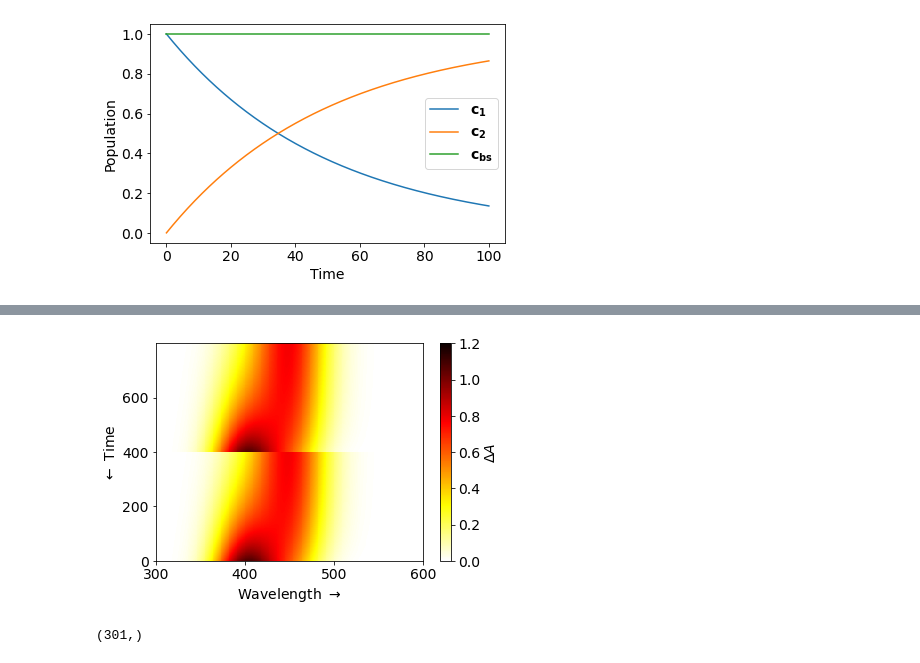
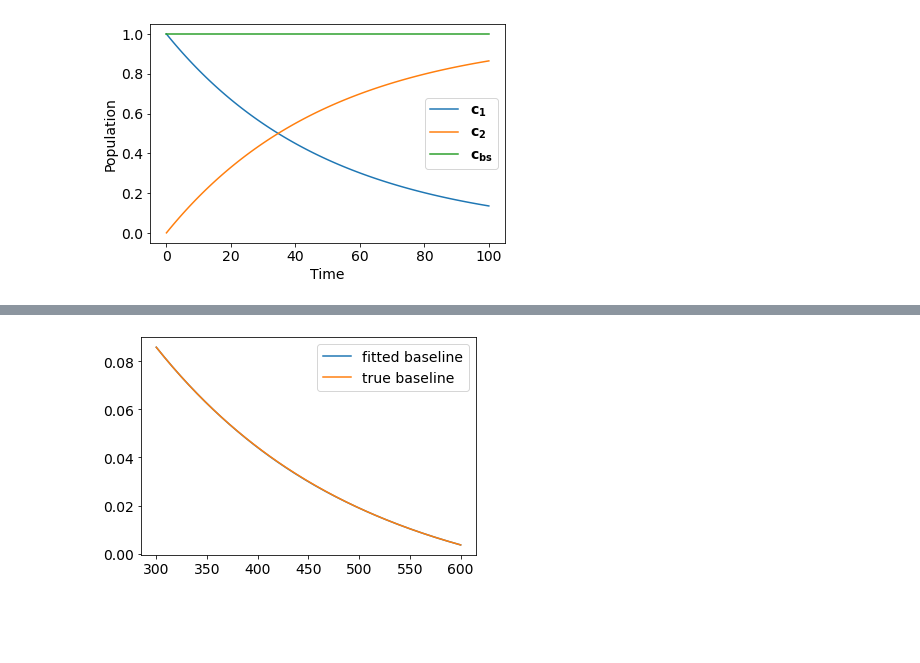
Before and after one commit to dmadea/Jupyter-Tutorials, a Jupyter notebook: Photoreaction kinetics/baseline_effects.ipynb, the cells around one changed output, grey strips where cells are left out. Drawn from its saved outputs; the diff is of its cells as text; code cells hidden in the pictures; blank space fills up the shorter version.

Commit message:
baseline simulation test

```diff
--- a/Photoreaction kinetics/baseline_effects.ipynb
+++ b/Photoreaction kinetics/baseline_effects.ipynb
@@ -41,7 +41,7 @@ def save_matrix(D, times, wavelengths, fname='output.txt', delimiter='\t', encod
         f.write(buffer)
 
 
-wavelengths = np.arange(300, 601)
+wavelengths = np.arange(300, 601, 2)
 
 def gauss(x: Union[int, float, np.ndarray], mu: Union[int, float, np.ndarray],
           sigma: Union[int, float, np.ndarray]) -> np.ndarray:
@@ -64,15 +64,16 @@ plt.xlabel('Wavelength')
 plt.ylabel('$A$')
 plt.tight_layout()
 plt.legend()
-plt.savefig('species.svg', dpi=500)
+# plt.savefig('species.svg', dpi=500)
 plt.show()
 # %% [output]
 [figure]
 # %%
-times = np.linspace(0, 100, 400)
+times = np.linspace(0, 100, 100)
 k = 0.02
 c = np.exp(-k * times)
 C = np.vstack((c, 1-c)).T
+C_swapped = np.vstack((1-c, c)).T
 C_baseline = np.hstack((C, np.ones_like(times)[:, None]))
 
 plt.plot(times, C_baseline[:, 0], label='$\\mathbf{c_1}$')
@@ -84,7 +85,7 @@ plt.xlabel('Time')
 plt.legend()
 plt.tight_layout()
 
-plt.savefig('time_traces.svg', dpi=500)
+# plt.savefig('time_traces.svg', dpi=500)
 
 plt.show()
 # %% [output]
@@ -392,20 +405,23 @@ plt.show()
 # %%
-_D_mix, _ = get_D_mix(1*Baseline)
-plot_matrix(t_mix, wavelengths, _D_mix, zlim=(0, 1.2))
-Sr, _, _ = get_svd_vectors(_D_mix)
+from scipy import sparse
+t = np.asarray([-0.6, 0])
+bl_hat = bl_guess + VT.T.dot(t)
 
-Sr.sum(), Sr
+L = bl_guess.shape[0]
+diag1 = np.ones(L - 2)
 
+DT1 = sparse.spdiags([diag1, -2*diag1, diag1], [0, -1, -2], L, L - 2)  # transposed D
+H =  VT @ np.asarray(DT1.dot(DT1.T).todense())
 
-minimizer = Minimizer(residuals_direct_solve, params, nan_policy='omit', fcn_args=(D_noise,))
+b = H @ bl_guess
+A = H @ VT.T
 
-# pass additional arguments for TRF algorithm, for explanation, see https://docs.scipy.org/doc/scipy/reference/generated/scipy.optimize.least_squares.html
-kwds = dict(jac='3-point', ftol=1e-8, xtol=1e-8, gtol= 1e-8, loss='linear', verbose=2)
-result = minimizer.minimize(method='least_squares', **kwds)  # minimize the residuals using TRF algorithm
+t = np.linalg.lstsq(A, b, rcond=None)[0]
+bl_hat = bl_guess - VT.T.dot(t)
 
-
-# res = D - D_baseline_modif
-# plot_matrix(times, wavelengths, res, cmap='seismic')
+plt.plot(wavelengths, bl_hat, label='fitted baseline')
+plt.plot(wavelengths, Baseline, label='true baseline')
+plt.legend()
+plt.show()
 # %% [output]
-[figure, old version]
+[figure, new version]
-(301,)
```
Also changed, not shown: parts of 20 cells of this notebook, 3 other files.
